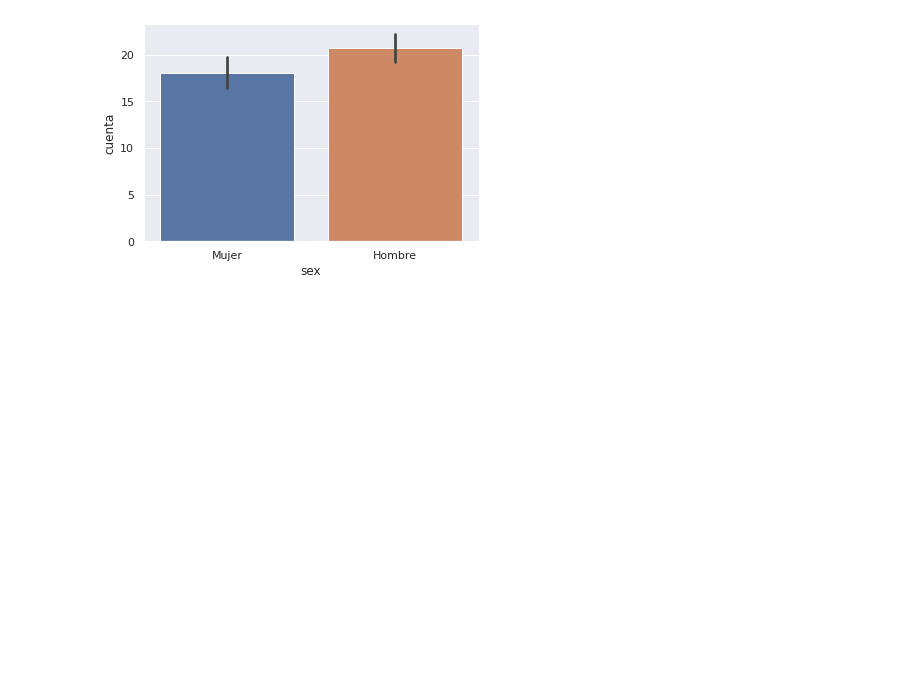
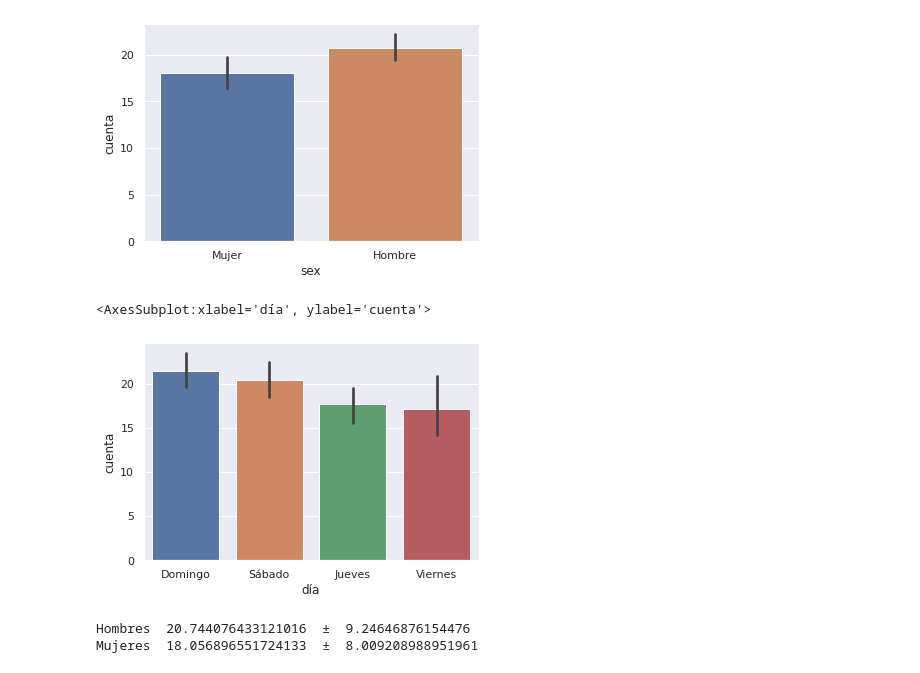
Before and after one commit to dgtrabada/python, a Jupyter notebook: 10_Seaborn/Seaborn.ipynb, the cells around one changed output. Saved outputs shown, nothing was run; the diff lists cells and outputs as text; code cells hidden in the pictures; blank space fills up the shorter version.

```diff
--- a/10_Seaborn/Seaborn.ipynb
+++ b/10_Seaborn/Seaborn.ipynb
@@ -65,6 +65,14 @@ sns.barplot(x = 'sex', y = 'cuenta', data = tips, estimator = np.mean)
 # %% [output]
 <AxesSubplot:xlabel='sex', ylabel='cuenta'>
 [figure]
+# %%
+sns.barplot(x='día', y='cuenta', data=tips)
+# %% [output]
+<AxesSubplot:xlabel='día', ylabel='cuenta'>
+[figure, added]
 # %%
-# kde Estimación de la densidad de kernel
-sns.kdeplot(tips['total_bill'])
+print( "Hombres ",tips[tips['sex']=='Hombre']['cuenta'].mean()," \u00B1 " , tips[tips['sex']=='Hombre']['cuenta'].std())
+print( "Mujeres ",tips[tips['sex']=='Mujer']['cuenta'].mean()," \u00B1 ", tips[tips['sex']=='Mujer']['cuenta'].std())
+# %% [output]
+Hombres  20.744076433121016  ±  9.24646876154476
+Mujeres  18.056896551724133  ±  8.009208988951961
```
Also changed, not shown: parts of 13 cells of this notebook, 1 other file.
